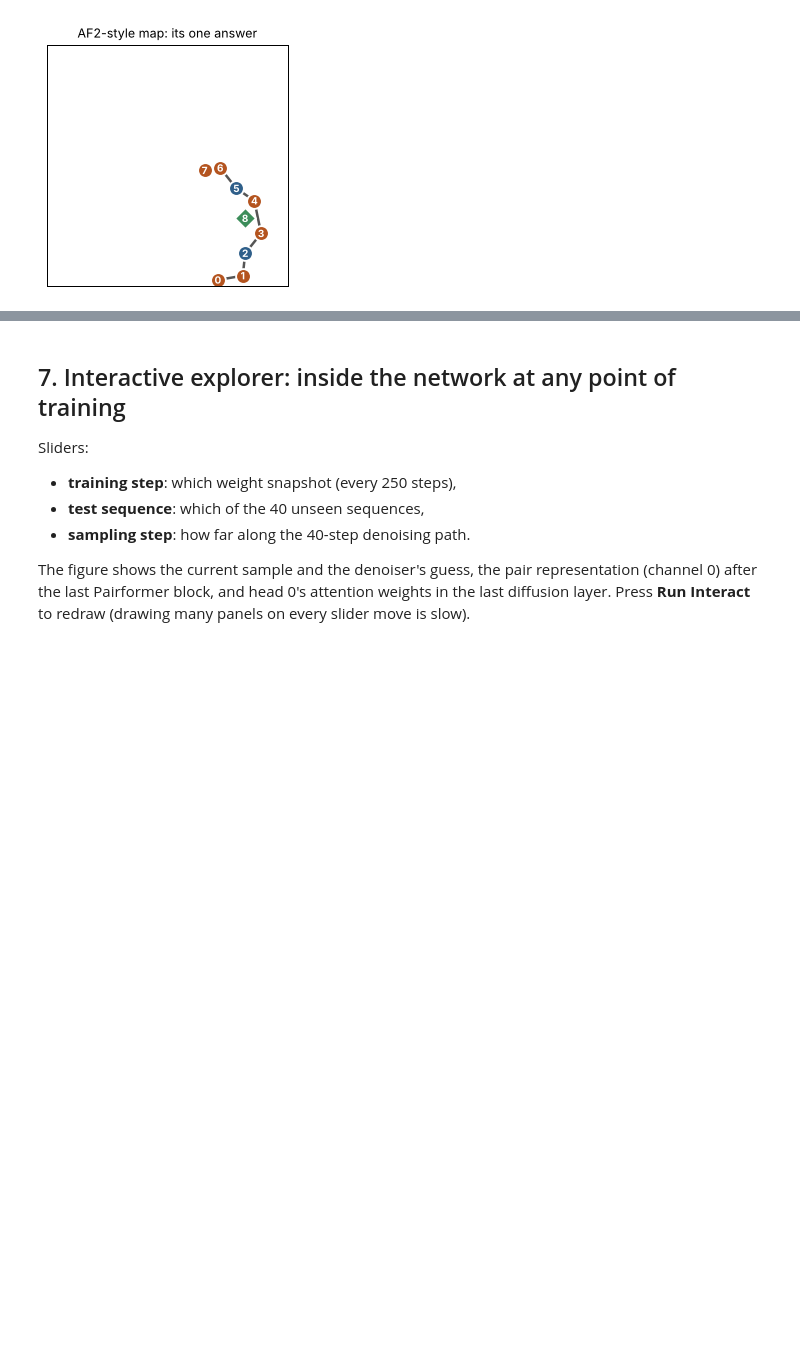
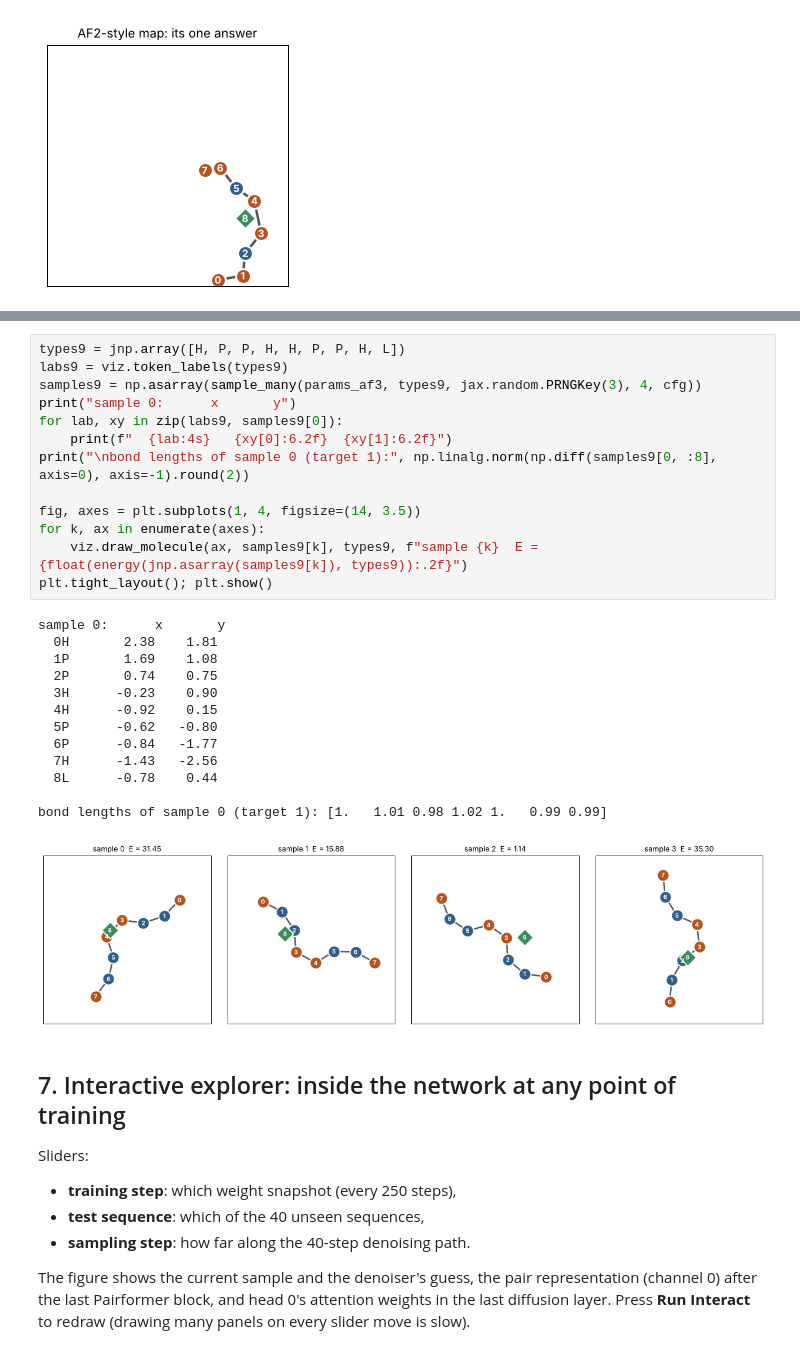
Before and after one commit to HamedHeli/AI-Physics, a Jupyter notebook: 10-generative-structure-prediction/alphafold3/notebooks/alphafold3_explained.ipynb, the cells around one changed output, grey strips where cells are left out. Saved outputs shown, nothing was run; the diff lists cells and outputs as text; blank space fills up the shorter version.

```diff
--- a/10-generative-structure-prediction/alphafold3/notebooks/alphafold3_explained.ipynb
+++ b/10-generative-structure-prediction/alphafold3/notebooks/alphafold3_explained.ipynb
@@ -403,3 +588,30 @@ plt.tight_layout(); plt.show()
+# %%
+types9 = jnp.array([H, P, P, H, H, P, P, H, L])
+labs9 = viz.token_labels(types9)
+samples9 = np.asarray(sample_many(params_af3, types9, jax.random.PRNGKey(3), 4, cfg))
+print("sample 0:      x       y")
+for lab, xy in zip(labs9, samples9[0]):
+    print(f"  {lab:4s}   {xy[0]:6.2f}  {xy[1]:6.2f}")
+print("\nbond lengths of sample 0 (target 1):", np.linalg.norm(np.diff(samples9[0, :8], axis=0), axis=-1).round(2))
+
+fig, axes = plt.subplots(1, 4, figsize=(14, 3.5))
+for k, ax in enumerate(axes):
+    viz.draw_molecule(ax, samples9[k], types9, f"sample {k}  E = {float(energy(jnp.asarray(samples9[k]), types9)):.2f}")
+plt.tight_layout(); plt.show()
+# %% [output]
+sample 0:      x       y
+  0H       2.38    1.81
+  1P       1.69    1.08
+  2P       0.74    0.75
+  3H      -0.23    0.90
+  4H      -0.92    0.15
+  5P      -0.62   -0.80
+  6P      -0.84   -1.77
+  7H      -1.43   -2.56
+  8L      -0.78    0.44
+
+bond lengths of sample 0 (target 1): [1.   1.01 0.98 1.02 1.   0.99 0.99]
+[figure, added]
 # %% [markdown]
 ## 7. Interactive explorer: inside the network at any point of training
 
```
Also changed, not shown: parts of 15 cells of this notebook.
